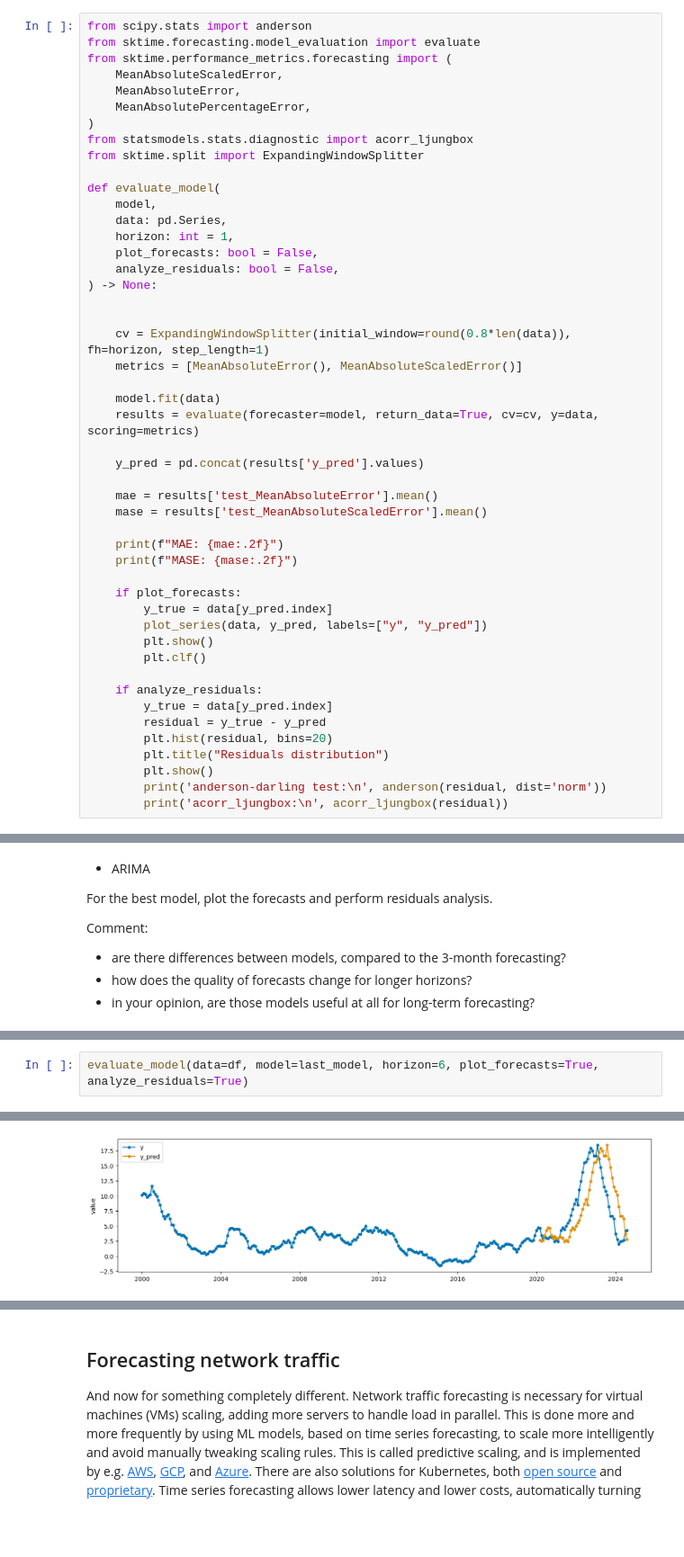
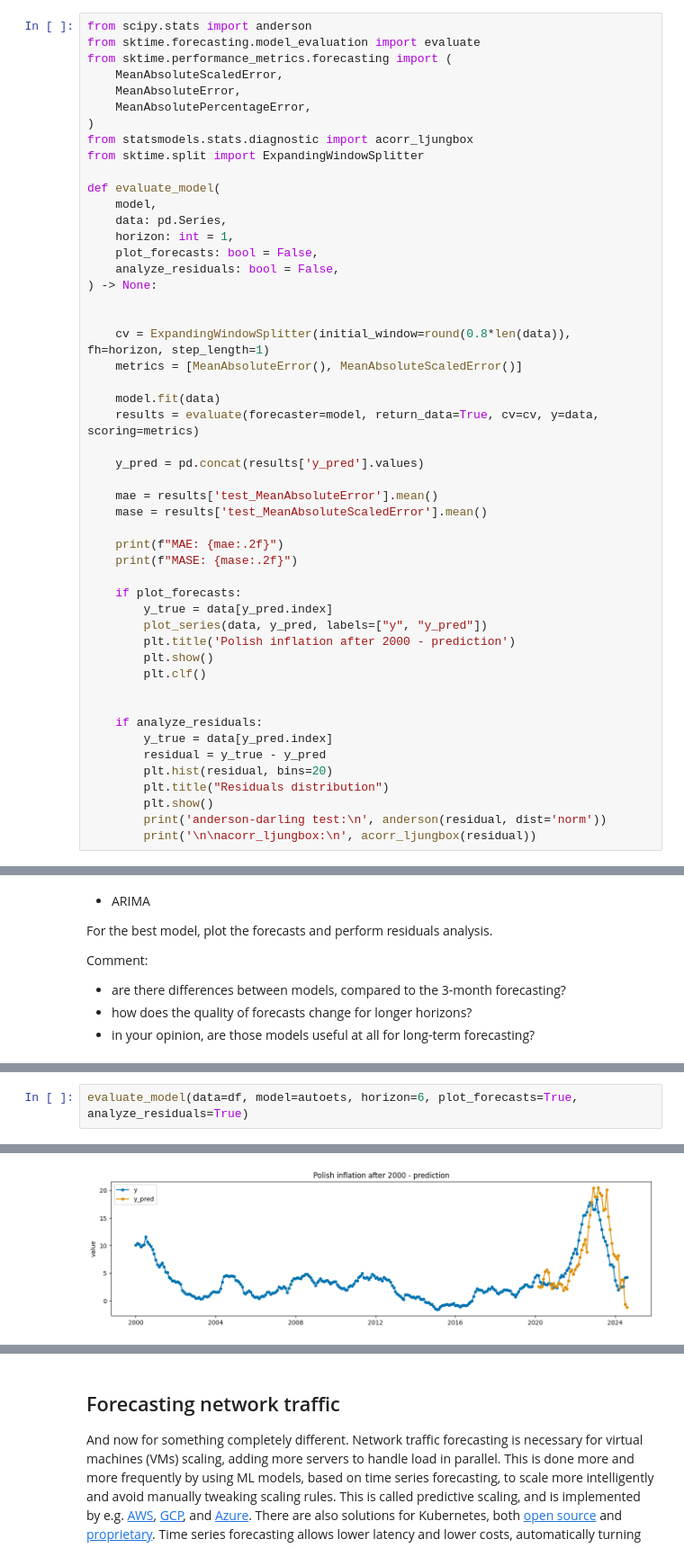
Before and after one commit to Mon4/UM, a Jupyter notebook: lab4/lab1_statistical_models/notebook_empty.ipynb, the cells around one changed output, grey strips where cells are left out. Shown at 90% size. Drawn from its saved outputs; the diff is of its cells as text; blank space fills up the shorter version.

```diff
--- a/lab4/lab1_statistical_models/notebook_empty.ipynb
+++ b/lab4/lab1_statistical_models/notebook_empty.ipynb
@@ -222,8 +226,10 @@ def evaluate_model(
     if plot_forecasts:
         y_true = data[y_pred.index]
         plot_series(data, y_pred, labels=["y", "y_pred"])
+        plt.title('Polish inflation after 2000 - prediction')
         plt.show()
         plt.clf()
+
 
     if analyze_residuals:
         y_true = data[y_pred.index]
@@ -232,6 +238,6 @@ def evaluate_model(
         plt.title("Residuals distribution")
         plt.show()
         print('anderson-darling test:\n', anderson(residual, dist='norm'))
-        print('acorr_ljungbox:\n', acorr_ljungbox(residual))
+        print('\n\nacorr_ljungbox:\n', acorr_ljungbox(residual))
 # %%
 from sktime.forecasting.naive import NaiveForecaster
@@ -396,5 +456,5 @@ model: StatsForecastAutoARIMA(seasonal=False), horizon 12 months
 MAE: 7.64
 MASE: 22.72
 # %%
-evaluate_model(data=df, model=last_model, horizon=6, plot_forecasts=True, analyze_residuals=True)
+evaluate_model(data=df, model=autoets, horizon=6, plot_forecasts=True, analyze_residuals=True)
 # %% [output]
@@ -403 +463 @@ MASE: 10.19
-[figure, old version]
+[figure, new version]
```
Also changed, not shown: parts of 27 cells of this notebook.
